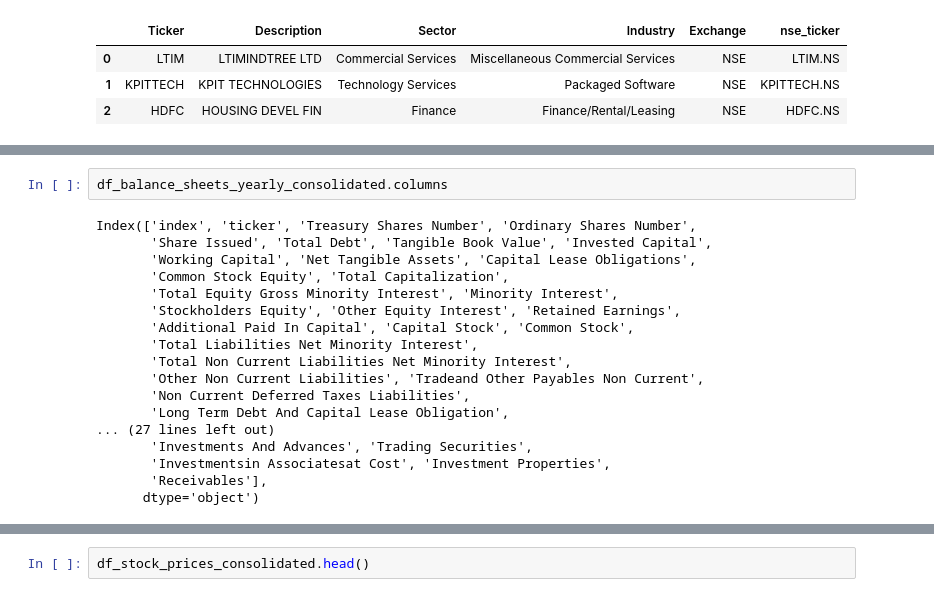
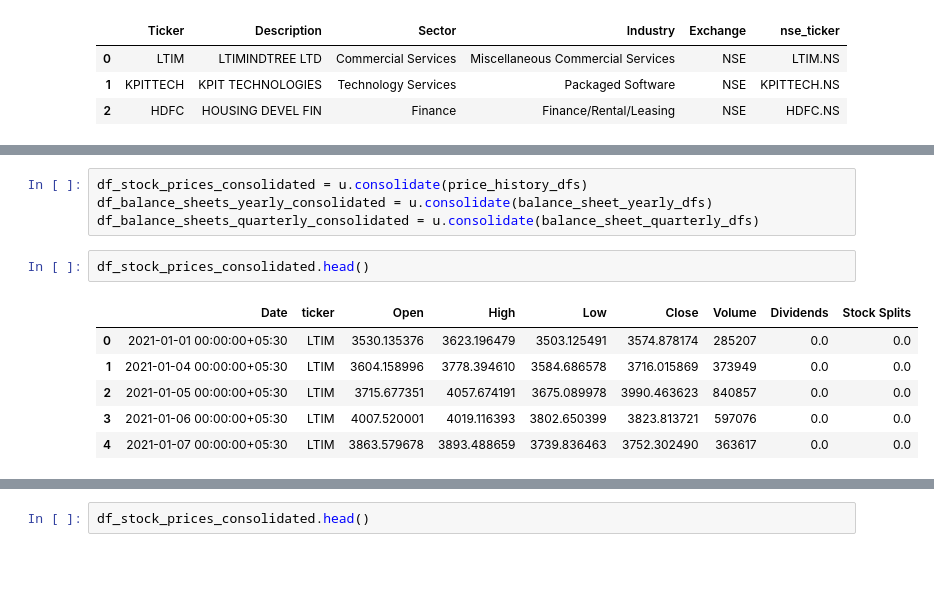
Before and after one commit to gshivasaireddy/NSE_Analysis, a Jupyter notebook: NSE_Project/src_main/data_extraction/Data_Extraction_Main.ipynb, the cells around one changed output, grey strips where cells are left out. Saved outputs shown, nothing was run; the diff lists cells and outputs as text; blank space fills up the shorter version.

```diff
--- a/NSE_Project/src_main/data_extraction/Data_Extraction_Main.ipynb
+++ b/NSE_Project/src_main/data_extraction/Data_Extraction_Main.ipynb
@@ -96,20 +94,13 @@ df_balance_sheets_yearly_consolidated
-# %%
-df_balance_sheets_yearly_consolidated.columns
-# %% [output]
-Index(['index', 'ticker', 'Treasury Shares Number', 'Ordinary Shares Number',
-       'Share Issued', 'Total Debt', 'Tangible Book Value', 'Invested Capital',
-       'Working Capital', 'Net Tangible Assets', 'Capital Lease Obligations',
-       'Common Stock Equity', 'Total Capitalization',
-       'Total Equity Gross Minority Interest', 'Minority Interest',
-       'Stockholders Equity', 'Other Equity Interest', 'Retained Earnings',
-       'Additional Paid In Capital', 'Capital Stock', 'Common Stock',
-       'Total Liabilities Net Minority Interest',
-       'Total Non Current Liabilities Net Minority Interest',
-       'Other Non Current Liabilities', 'Tradeand Other Payables Non Current',
-       'Non Current Deferred Taxes Liabilities',
-       'Long Term Debt And Capital Lease Obligation',
-... (27 lines left out)
-       'Investments And Advances', 'Trading Securities',
-       'Investmentsin Associatesat Cost', 'Investment Properties',
-       'Receivables'],
-      dtype='object')
+# %%
+df_stock_prices_consolidated = u.consolidate(price_history_dfs)
+df_balance_sheets_yearly_consolidated = u.consolidate(balance_sheet_yearly_dfs)
+df_balance_sheets_quarterly_consolidated = u.consolidate(balance_sheet_quarterly_dfs)
+# %%
+df_stock_prices_consolidated.head()
+# %% [output]
+|  | Date | ticker | Open | High | Low | Close | Volume | Dividends | Stock Splits |
+| 0 | 2021-01-01 00:00:00+05:30 | LTIM | 3530.135376 | 3623.196479 | 3503.125491 | 3574.878174 | 285207 | 0.0 | 0.0 |
+| 1 | 2021-01-04 00:00:00+05:30 | LTIM | 3604.158996 | 3778.394610 | 3584.686578 | 3716.015869 | 373949 | 0.0 | 0.0 |
+| 2 | 2021-01-05 00:00:00+05:30 | LTIM | 3715.677351 | 4057.674191 | 3675.089978 | 3990.463623 | 840857 | 0.0 | 0.0 |
+| 3 | 2021-01-06 00:00:00+05:30 | LTIM | 4007.520001 | 4019.116393 | 3802.650399 | 3823.813721 | 597076 | 0.0 | 0.0 |
+| 4 | 2021-01-07 00:00:00+05:30 | LTIM | 3863.579678 | 3893.488659 | 3739.836463 | 3752.302490 | 363617 | 0.0 | 0.0 |
```
Also changed, not shown: parts of 9 cells of this notebook, 12 other files.
